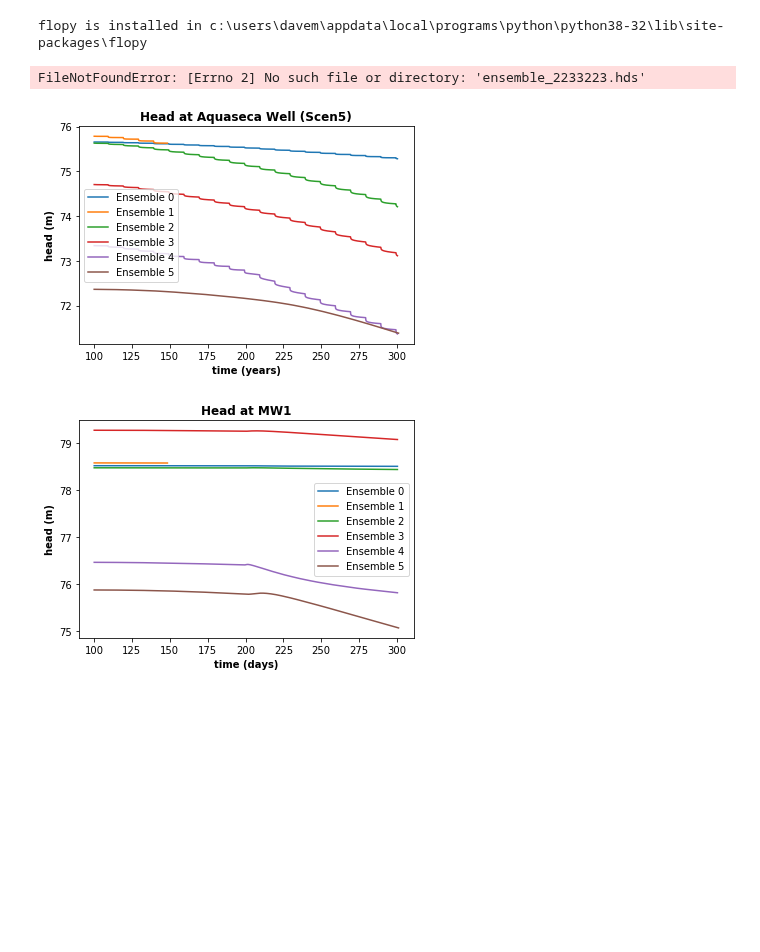
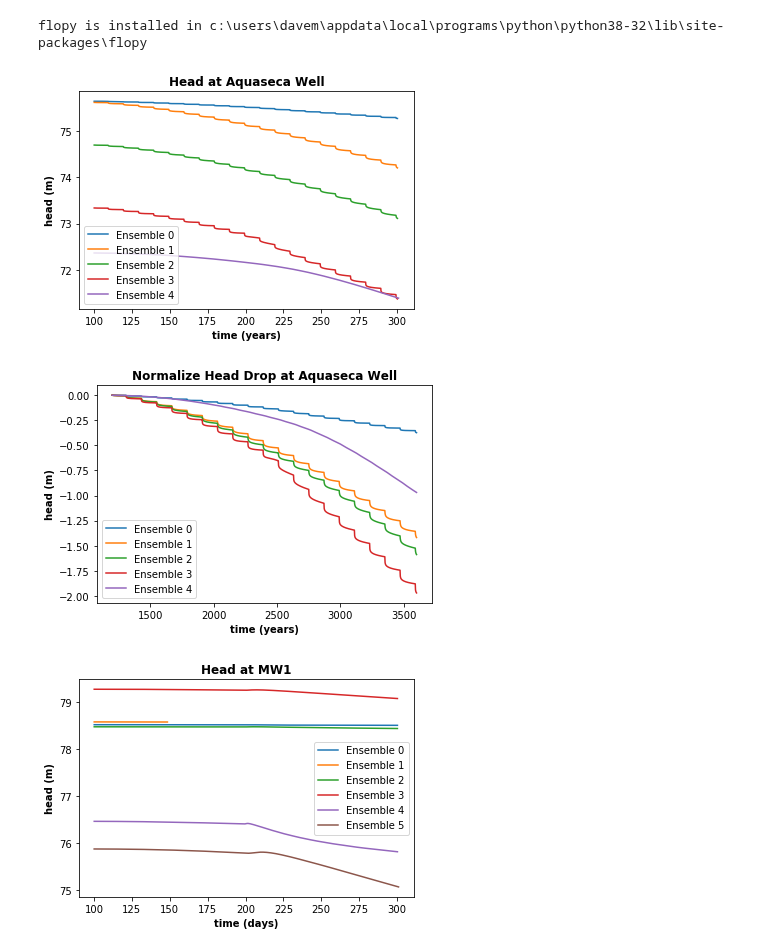
Before and after one commit to groundwater-modeling-Spring2020/Aguaseca_Project, a Jupyter notebook: Ensembles/Sharing/plotting_ensembles_dave.ipynb, the cells around one changed output. Saved outputs shown, nothing was run; the diff lists cells and outputs as text; code cells hidden in the pictures; blank space fills up the shorter version.

Commit message:
updated with normalized plot

```diff
--- a/Ensembles/Sharing/plotting_ensembles_dave.ipynb
+++ b/Ensembles/Sharing/plotting_ensembles_dave.ipynb
@@ -28,8 +28,8 @@ ensembles = [
 # [3,3,1,3,3,3,3],
 # [3,3,3,1,3,3,3],
 # [3,3,3,3,3,3,1],
- #[2,2,3,3,2,2,3], # High Sy, Hi mtn recharge, k stream = k sys
- [2,2,1,3,2,2,3], # Low Sy, Hi mtn recharge, k stream = k sys
+#[2,2,3,3,2,2,3], # High Sy, Hi mtn recharge, k stream = k sys
+# [2,2,1,3,2,2,3], # Low Sy, Hi mtn recharge, k stream = k sys
  [2,2,3,1,2,2,3], # High Sy, low mtn recharge, K stream  = k sys
  [2,2,3,3,2,2,1], # High Sy, Hi mtn recharge, K stream << k sys
  [2,2,1,1,2,2,1], #Sort of unremarkable
@@ -100,33 +100,49 @@ for i in range(len(ensembles)):
        # stor[i]['sp%s'%(stress_per)] = budgobj.get_data(text='STORAGE',totim=time)
         #recharge[i]['sp%s'%(stress_per)] = budgobj.get_data(text='RECHARGE', totim=time)
         #et[i]['sp%s'%(stress_per)] = budgobj.get_data(text='ET', totim=time)
-# %% [output]
-FileNotFoundError: [Errno 2] No such file or directory: 'ensemble_2233223.hds'
 # %%
 # Aquaseca well
 nrow = 50 #number of rows
 ncol = 50 #number of columns
 dx= 1000 #width of grid cells in x direction
 dy= 1000 #width of grid cells in y direction
 
 
 
 cell_id1 = well_loc #cell at the center of the ag area
 #time_series1 = headobj.get_ts(cell_id1) #get the time series using flopy
 
 #create firt plot
 plt.subplot(1, 1, 1)
-plt.title("Head at Aquaseca Well (Scen5)",fontweight='bold')
+plt.title("Head at Aquaseca Well",fontweight='bold')
 plt.xlabel('time (years)',fontweight='bold')
 plt.ylabel('head (m)',fontweight='bold')
 for j in range(len(ensembles)):
     label = 'Ensemble ' + str(j)
     plt.plot(head_ts[j][1200:, 0]/360, head_ts[j][1200:, 1], label=label) #plot the time series with points at each record
 plt.legend()
 #plt.savefig("Head_Aqua5.png",dpi=600)
 plt.show()
+
+normalized_head = np.tile({},len(ensembles))
+for k in range(len(ensembles)):
+    normalized_head[k] = []
+    for i in range(1200, 3601):
+        normalized_head[k].append(head_ts[k][i,1] - head_ts[k][1200,1])
+
+plt.subplot(1, 1, 1)
+plt.title("Normalized Head Drop at Aquaseca Well",fontweight='bold')
+plt.xlabel('time (years)',fontweight='bold')
+plt.ylabel('head (m)',fontweight='bold')
+for j in range(len(ensembles)):
+    label = 'Ensemble ' + str(j)
+    plt.plot(range(1200,3601),normalized_head[j], label=label) #plot the time series with points at each record
+plt.legend()
+#plt.savefig("Head_Aqua5.png",dpi=600)
+plt.show()
 # %% [output]
-[figure, old version]
+[figure, new version]
+[figure, added]
 # %%
 cell_id1 = well2_loc #cell at the center of the ag area
 time_series1 = headobj.get_ts(cell_id1) #get the time series using flopy
```
